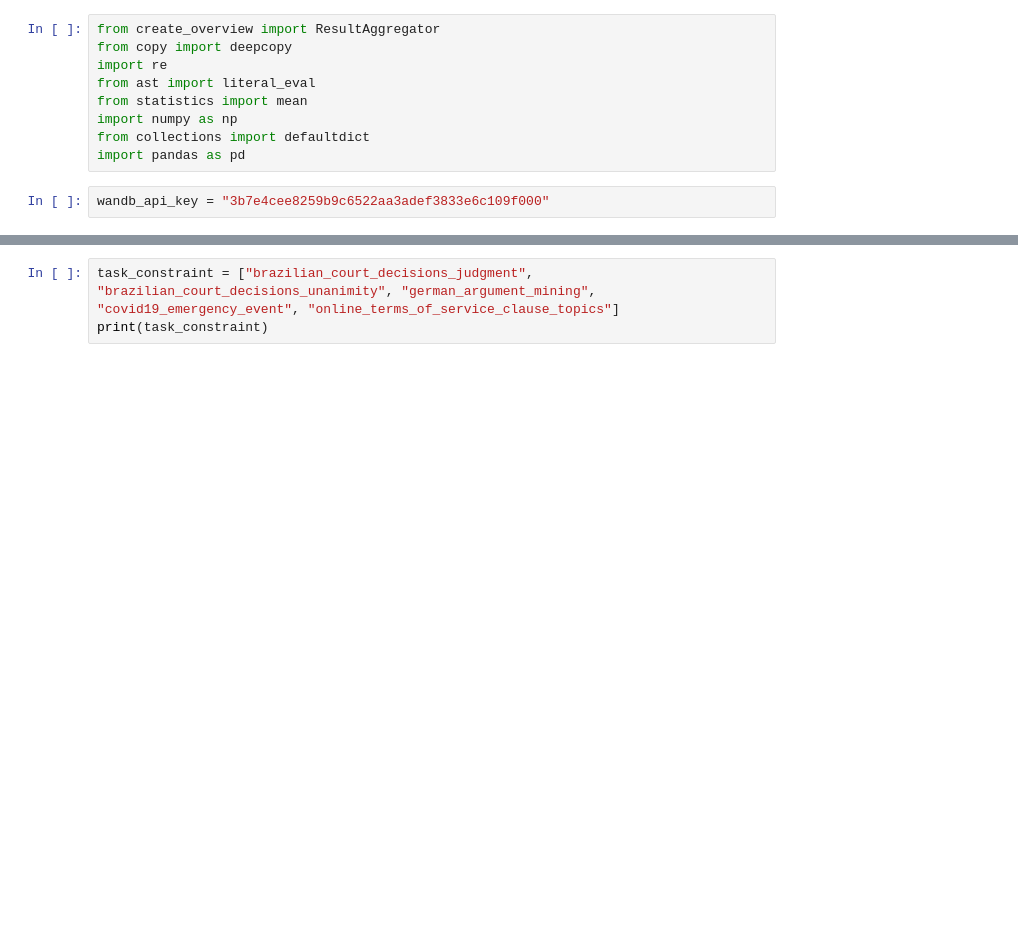
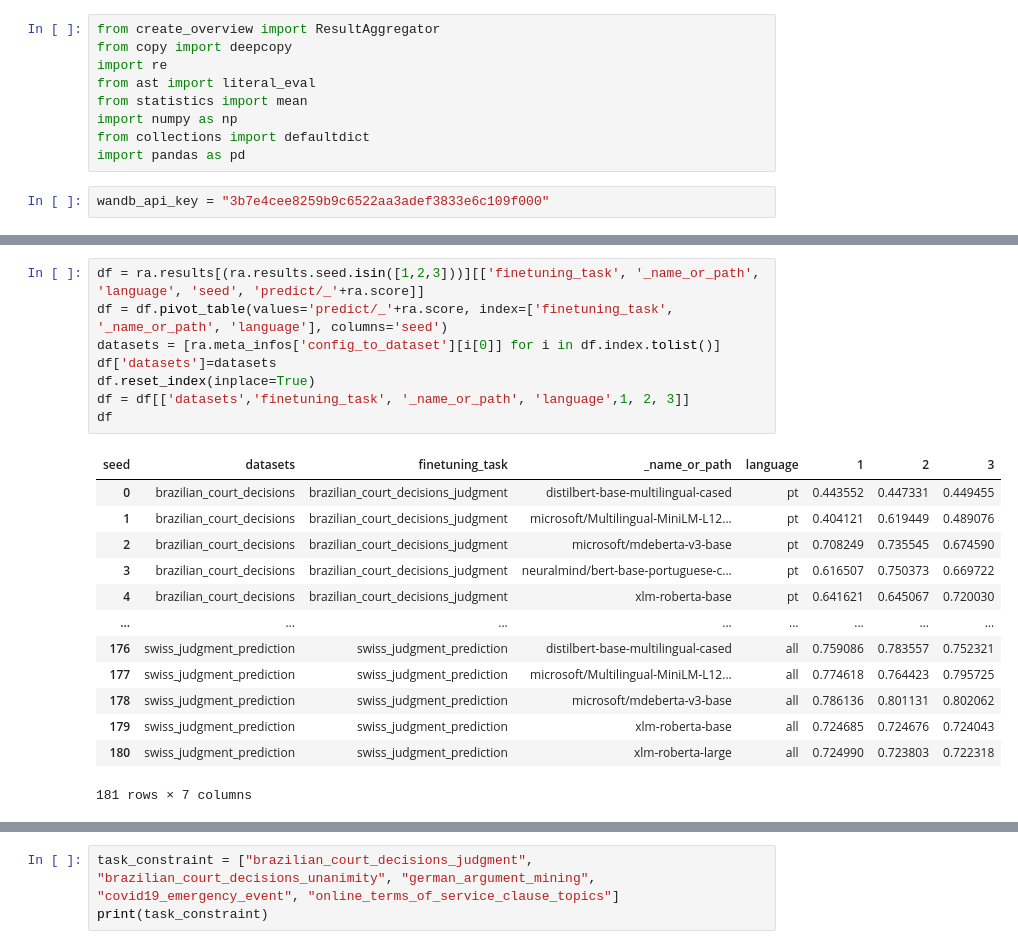
Before and after one commit to JoelNiklaus/LEXTREME, a Jupyter notebook: utils/data_analysis.ipynb, the cells around one changed output, grey strips where cells are left out. Cells and saved outputs as stored; diff of their text form; blank space fills up the shorter version.

```diff
--- a/utils/data_analysis.ipynb
+++ b/utils/data_analysis.ipynb
@@ -15,0 +34,22 @@ ra = ResultAggregator(path_to_csv_export="current_wandb_results_unprocessed.csv"
+# %%
+df = ra.results[(ra.results.seed.isin([1,2,3]))][['finetuning_task', '_name_or_path', 'language', 'seed', 'predict/_'+ra.score]]
+df = df.pivot_table(values='predict/_'+ra.score, index=['finetuning_task', '_name_or_path', 'language'], columns='seed')
+datasets = [ra.meta_infos['config_to_dataset'][i[0]] for i in df.index.tolist()]
+df['datasets']=datasets
+df.reset_index(inplace=True)
+df = df[['datasets','finetuning_task', '_name_or_path', 'language',1, 2, 3]]
+df
+# %% [output]
+| seed | datasets | finetuning_task | _name_or_path | language | 1 | 2 | 3 |
+| 0 | brazilian_court_decisions | brazilian_court_decisions_judgment | distilbert-base-multilingual-cased | pt | 0.443552 | 0.447331 | 0.449455 |
+| 1 | brazilian_court_decisions | brazilian_court_decisions_judgment | microsoft/Multilingual-MiniLM-L12... | pt | 0.404121 | 0.619449 | 0.489076 |
+| 2 | brazilian_court_decisions | brazilian_court_decisions_judgment | microsoft/mdeberta-v3-base | pt | 0.708249 | 0.735545 | 0.674590 |
+| 3 | brazilian_court_decisions | brazilian_court_decisions_judgment | neuralmind/bert-base-portuguese-c... | pt | 0.616507 | 0.750373 | 0.669722 |
+| 4 | brazilian_court_decisions | brazilian_court_decisions_judgment | xlm-roberta-base | pt | 0.641621 | 0.645067 | 0.720030 |
+| ... | ... | ... | ... | ... | ... | ... | ... |
+| 176 | swiss_judgment_prediction | swiss_judgment_prediction | distilbert-base-multilingual-cased | all | 0.759086 | 0.783557 | 0.752321 |
+| 177 | swiss_judgment_prediction | swiss_judgment_prediction | microsoft/Multilingual-MiniLM-L12... | all | 0.774618 | 0.764423 | 0.795725 |
+| 178 | swiss_judgment_prediction | swiss_judgment_prediction | microsoft/mdeberta-v3-base | all | 0.786136 | 0.801131 | 0.802062 |
+| 179 | swiss_judgment_prediction | swiss_judgment_prediction | xlm-roberta-base | all | 0.724685 | 0.724676 | 0.724043 |
+| 180 | swiss_judgment_prediction | swiss_judgment_prediction | xlm-roberta-large | all | 0.724990 | 0.723803 | 0.722318 |
+181 rows × 7 columns
```
Also changed, not shown: parts of 18 cells of this notebook, 2 other files.
